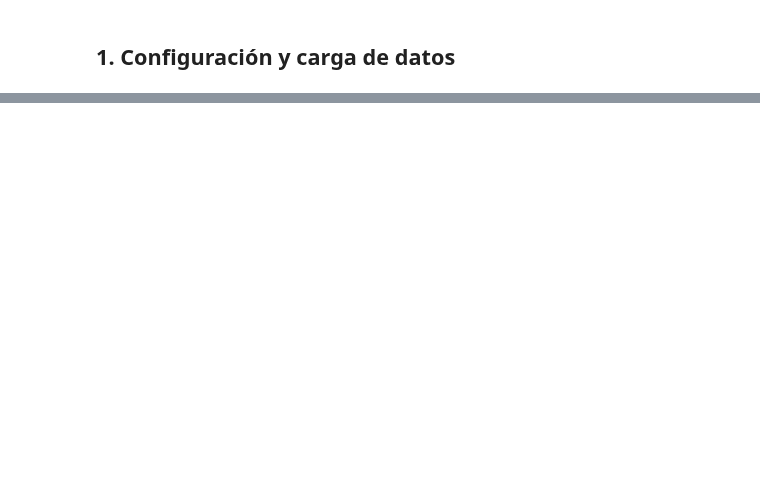
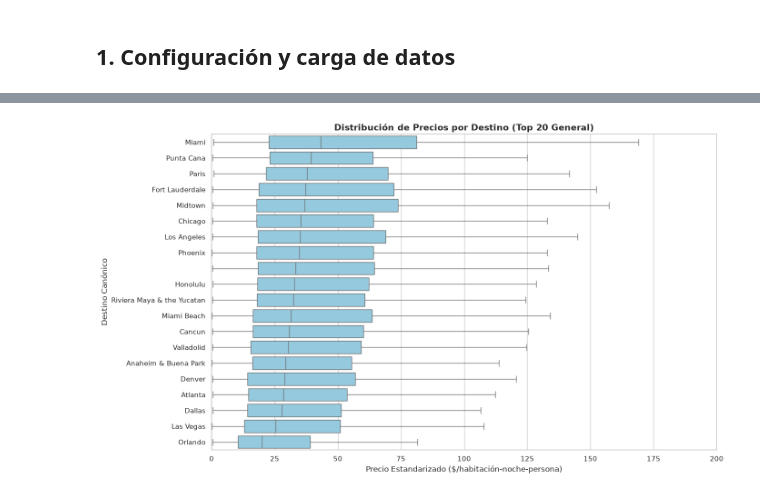
Before and after one commit to frangcisneros/mentoria-id90, a Jupyter notebook: TP1/TP1_exploracion_mercado.ipynb, the cells around one changed output, grey strips where cells are left out. Cells and saved outputs as stored; diff of their text form; code cells hidden in the pictures; blank space fills up the shorter version.

```diff
--- a/TP1/TP1_exploracion_mercado.ipynb
+++ b/TP1/TP1_exploracion_mercado.ipynb
@@ -499,0 +447,19 @@ Sí, la mayoría de los patrones presentan alta estabilidad interanual:
+# %%
+# Boxplot de precios por destino (top 20 general)
+top_20_dests = df.groupby('destination_name').size().nlargest(20).index
+df_top20 = df[df['destination_name'].isin(top_20_dests)].copy()
+
+median_order = df_top20.groupby('destination_name')['price_std'].median().sort_values(ascending=False).index
+df_top20['destination_name'] = pd.Categorical(df_top20['destination_name'], categories=median_order, ordered=True)
+
+fig, ax = plt.subplots(figsize=(14, 8))
+sns.boxplot(data=df_top20, x='price_std', y='destination_name', ax=ax, showfliers=False, color='skyblue')
+ax.set_title('Distribución de Precios por Destino (Top 20 General)', fontsize=14, fontweight='bold')
+ax.set_xlabel('Precio Estandarizado ($/habitación-noche-persona)')
+ax.set_ylabel('Destino Canónico')
+ax.set_xlim(0, 200)
+
+plt.tight_layout()
+plt.show()
+# %% [output]
+[figure, added]
```
Also changed, not shown: parts of 86 cells of this notebook, 23 other files.
